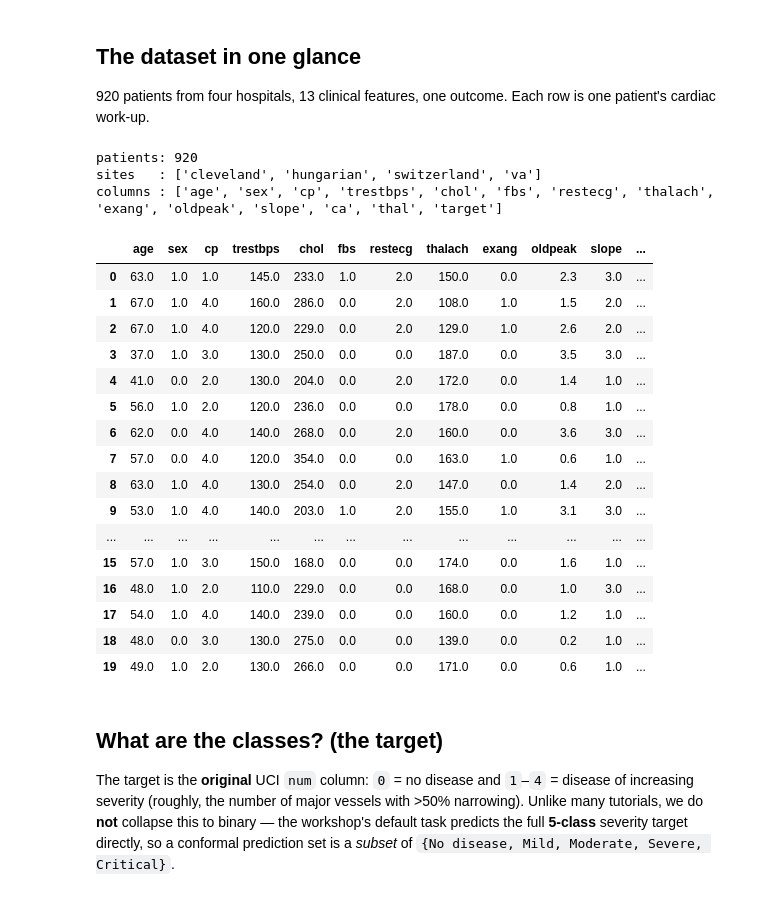
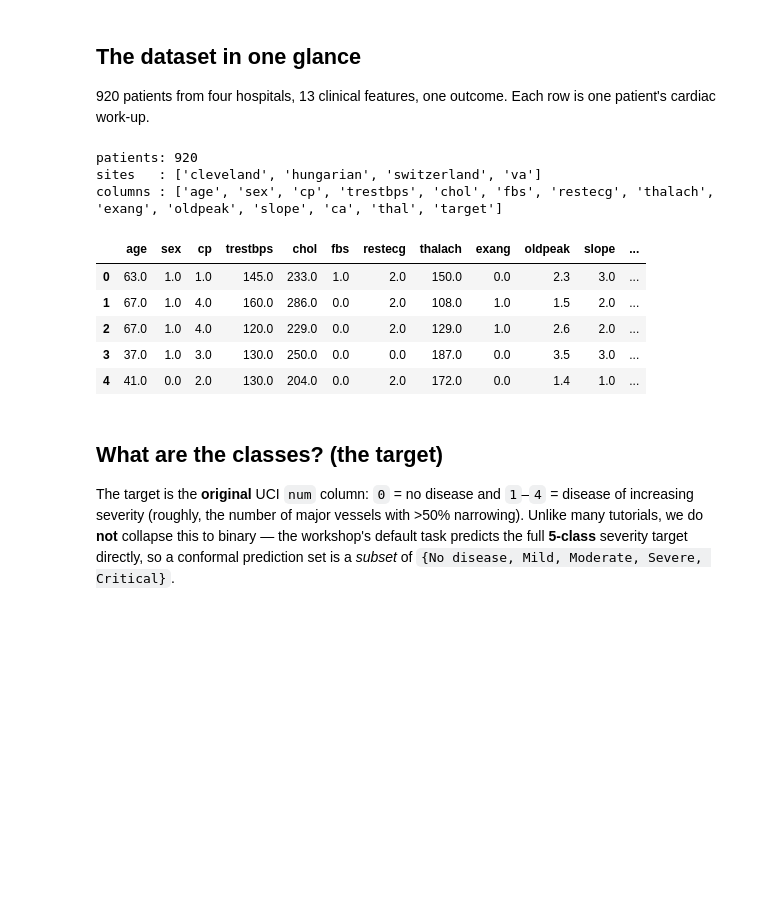
Before and after one commit to arnabmukherjee91/fedconformal-clinical, a Jupyter notebook: notebooks/00_input_data_exploration.ipynb, the cells around one changed output. Saved outputs shown, nothing was run; the diff lists cells and outputs as text; code cells hidden in the pictures; blank space fills up the shorter version.

```diff
--- a/notebooks/00_input_data_exploration.ipynb
+++ b/notebooks/00_input_data_exploration.ipynb
@@ -18,29 +18,18 @@ sites = data.load_sites(shared_scaler=True)
 # %%
 print('patients:', len(df))
 print('sites   :', df['site'].unique().tolist())
 print('columns :', [c for c in df.columns if c != 'site'])
-df.head(20)
+df.head()
 # %% [output]
 patients: 920
 sites   : ['cleveland', 'hungarian', 'switzerland', 'va']
 columns : ['age', 'sex', 'cp', 'trestbps', 'chol', 'fbs', 'restecg', 'thalach', 'exang', 'oldpeak', 'slope', 'ca', 'thal', 'target']
 |  | age | sex | cp | trestbps | chol | fbs | restecg | thalach | exang | oldpeak | slope | ... |
 | 0 | 63.0 | 1.0 | 1.0 | 145.0 | 233.0 | 1.0 | 2.0 | 150.0 | 0.0 | 2.3 | 3.0 | ... |
 | 1 | 67.0 | 1.0 | 4.0 | 160.0 | 286.0 | 0.0 | 2.0 | 108.0 | 1.0 | 1.5 | 2.0 | ... |
 | 2 | 67.0 | 1.0 | 4.0 | 120.0 | 229.0 | 0.0 | 2.0 | 129.0 | 1.0 | 2.6 | 2.0 | ... |
 | 3 | 37.0 | 1.0 | 3.0 | 130.0 | 250.0 | 0.0 | 0.0 | 187.0 | 0.0 | 3.5 | 3.0 | ... |
 | 4 | 41.0 | 0.0 | 2.0 | 130.0 | 204.0 | 0.0 | 2.0 | 172.0 | 0.0 | 1.4 | 1.0 | ... |
-| 5 | 56.0 | 1.0 | 2.0 | 120.0 | 236.0 | 0.0 | 0.0 | 178.0 | 0.0 | 0.8 | 1.0 | ... |
-| 6 | 62.0 | 0.0 | 4.0 | 140.0 | 268.0 | 0.0 | 2.0 | 160.0 | 0.0 | 3.6 | 3.0 | ... |
-| 7 | 57.0 | 0.0 | 4.0 | 120.0 | 354.0 | 0.0 | 0.0 | 163.0 | 1.0 | 0.6 | 1.0 | ... |
-| 8 | 63.0 | 1.0 | 4.0 | 130.0 | 254.0 | 0.0 | 2.0 | 147.0 | 0.0 | 1.4 | 2.0 | ... |
-| 9 | 53.0 | 1.0 | 4.0 | 140.0 | 203.0 | 1.0 | 2.0 | 155.0 | 1.0 | 3.1 | 3.0 | ... |
-| ... | ... | ... | ... | ... | ... | ... | ... | ... | ... | ... | ... | ... |
-| 15 | 57.0 | 1.0 | 3.0 | 150.0 | 168.0 | 0.0 | 0.0 | 174.0 | 0.0 | 1.6 | 1.0 | ... |
-| 16 | 48.0 | 1.0 | 2.0 | 110.0 | 229.0 | 0.0 | 0.0 | 168.0 | 0.0 | 1.0 | 3.0 | ... |
-| 17 | 54.0 | 1.0 | 4.0 | 140.0 | 239.0 | 0.0 | 0.0 | 160.0 | 0.0 | 1.2 | 1.0 | ... |
-| 18 | 48.0 | 0.0 | 3.0 | 130.0 | 275.0 | 0.0 | 0.0 | 139.0 | 0.0 | 0.2 | 1.0 | ... |
-| 19 | 49.0 | 1.0 | 2.0 | 130.0 | 266.0 | 0.0 | 0.0 | 171.0 | 0.0 | 0.6 | 1.0 | ... |
 # %% [markdown]
 ## What are the classes? (the target)
 The target is the **original** UCI `num` column: `0` = no disease and `1`–`4` = disease of increasing severity (roughly, the number of major vessels with >50% narrowing). Unlike many tutorials, we do **not** collapse this to binary — the workshop's default task predicts the full **5-class** severity target directly, so a conformal prediction set is a *subset* of `{No disease, Mild, Moderate, Severe, Critical}`.
```
Also changed, not shown: 20 other files.
